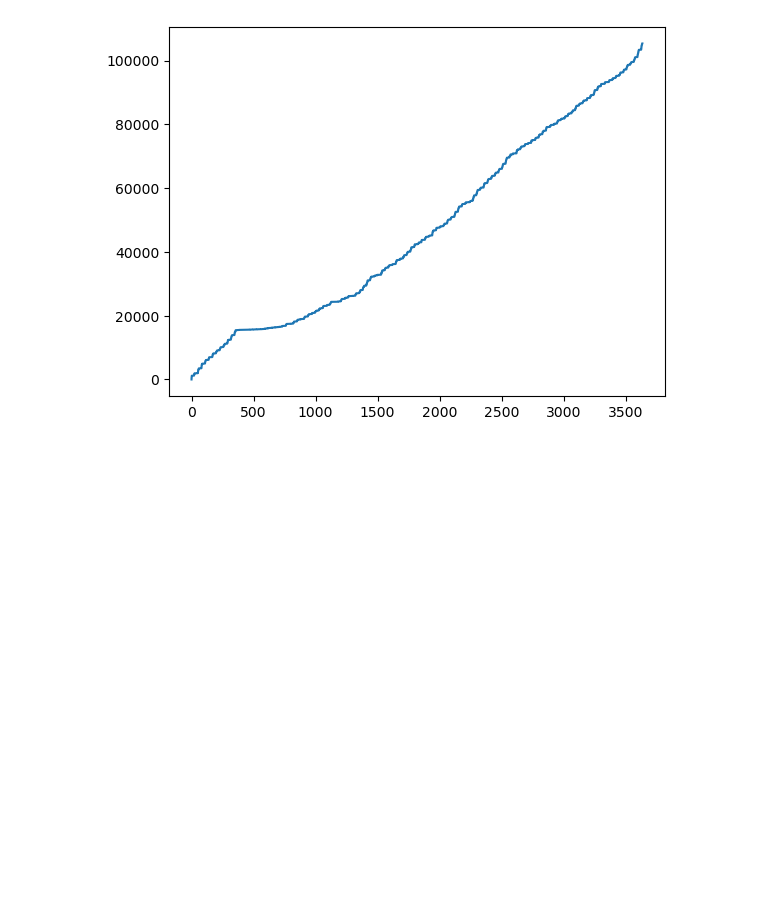
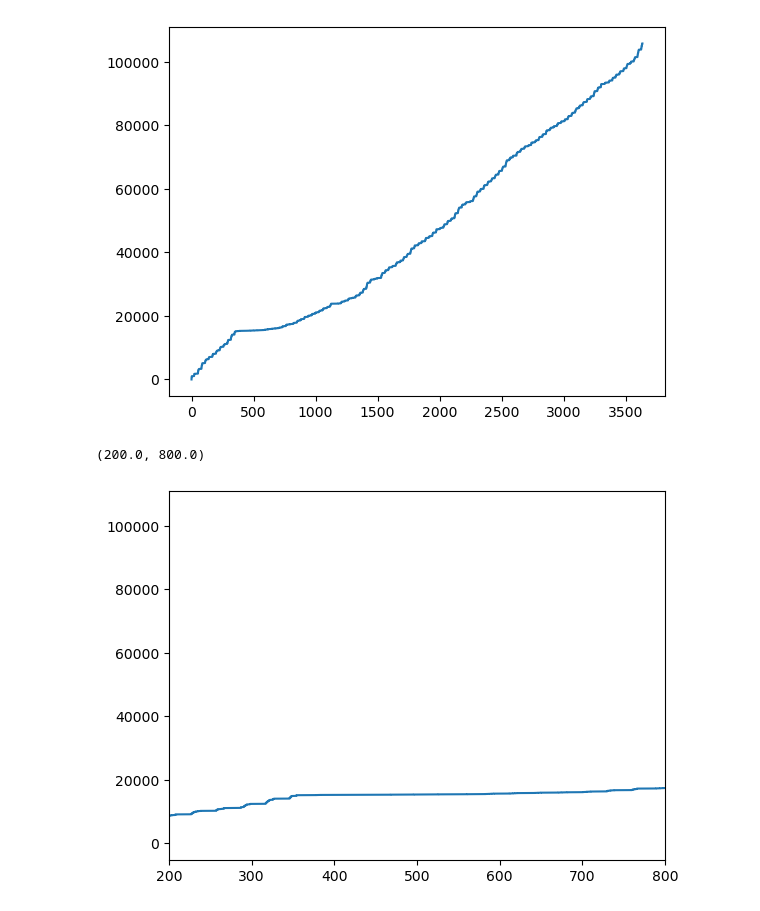
Before and after one commit to lsst-sims/sims_featureScheduler_runs3.2, a Jupyter notebook: baseline/u_band_pause.ipynb, the cells around one changed output. Drawn from its saved outputs; the diff is of its cells as text; code cells hidden in the pictures; blank space fills up the shorter version.

```diff
--- a/baseline/u_band_pause.ipynb
+++ b/baseline/u_band_pause.ipynb
@@ -5,7 +5,7 @@ import pandas as pd
 import matplotlib.pylab as plt
 %matplotlib inline
 # %%
-con = sqlite3.connect("baseline_v3.2_10yrs.db")
+con = sqlite3.connect("/Users/yoachim/runs31/ender/ender_a1_v3.1_10yrs.db")
 df = pd.read_sql("select night from observations where filter='u'", con)
 con.close()
 # %%
@@ -35,3 +35,9 @@ plt.plot(df['night'], yval)
 # %% [output]
 [<matplotlib.lines.Line2D at 0x...>]
 [figure]
+# %%
+plt.plot(df['night'], yval)
+plt.xlim([200,800])
+# %% [output]
+(200.0, 800.0)
+[figure, added]
```
Also changed, not shown: parts of 3 cells of this notebook, 6 other files.
